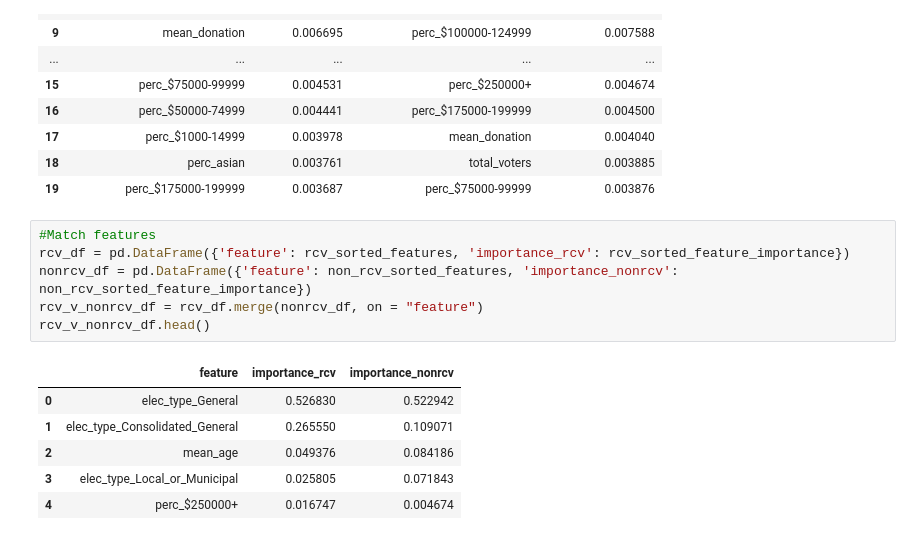
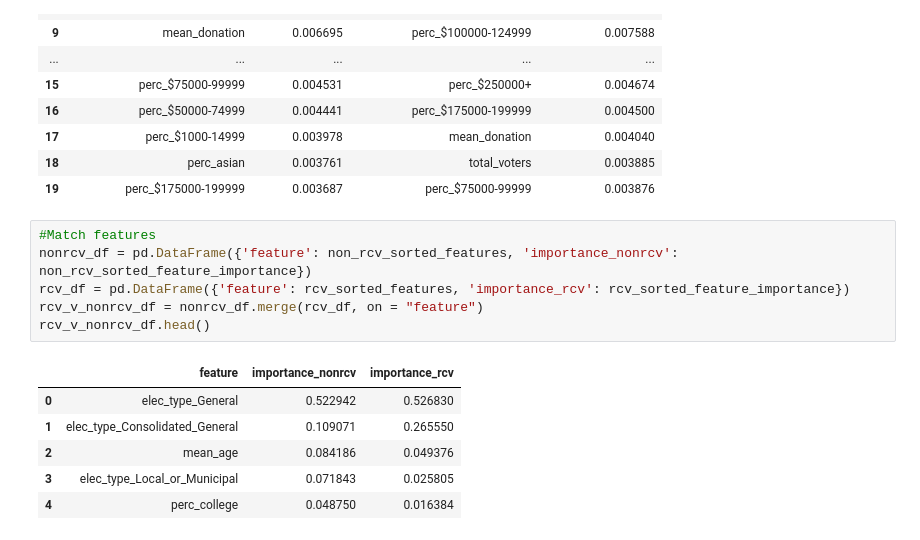
Before and after one commit to jnshzk/capstone, a Jupyter notebook: models.ipynb, the cells around one changed output. Drawn from its saved outputs; the diff is of its cells as text.

```diff
--- a/models.ipynb
+++ b/models.ipynb
@@ -530,14 +535,14 @@ rcv_v_nonrcv_df.head(20)
 | 19 | perc_$175000-199999 | 0.003687 | perc_$75000-99999 | 0.003876 |
 # %%
 #Match features
+nonrcv_df = pd.DataFrame({'feature': non_rcv_sorted_features, 'importance_nonrcv': non_rcv_sorted_feature_importance})
 rcv_df = pd.DataFrame({'feature': rcv_sorted_features, 'importance_rcv': rcv_sorted_feature_importance})
-nonrcv_df = pd.DataFrame({'feature': non_rcv_sorted_features, 'importance_nonrcv': non_rcv_sorted_feature_importance})
-rcv_v_nonrcv_df = rcv_df.merge(nonrcv_df, on = "feature")
+rcv_v_nonrcv_df = nonrcv_df.merge(rcv_df, on = "feature")
 rcv_v_nonrcv_df.head()
 # %% [output]
-|  | feature | importance_rcv | importance_nonrcv |
-| 0 | elec_type_General | 0.526830 | 0.522942 |
-| 1 | elec_type_Consolidated_General | 0.265550 | 0.109071 |
-| 2 | mean_age | 0.049376 | 0.084186 |
-| 3 | elec_type_Local_or_Municipal | 0.025805 | 0.071843 |
-| 4 | perc_$250000+ | 0.016747 | 0.004674 |
+|  | feature | importance_nonrcv | importance_rcv |
+| 0 | elec_type_General | 0.522942 | 0.526830 |
+| 1 | elec_type_Consolidated_General | 0.109071 | 0.265550 |
+| 2 | mean_age | 0.084186 | 0.049376 |
+| 3 | elec_type_Local_or_Municipal | 0.071843 | 0.025805 |
+| 4 | perc_college | 0.048750 | 0.016384 |
```
Also changed, not shown: parts of 9 cells of this notebook, 1 other file.
